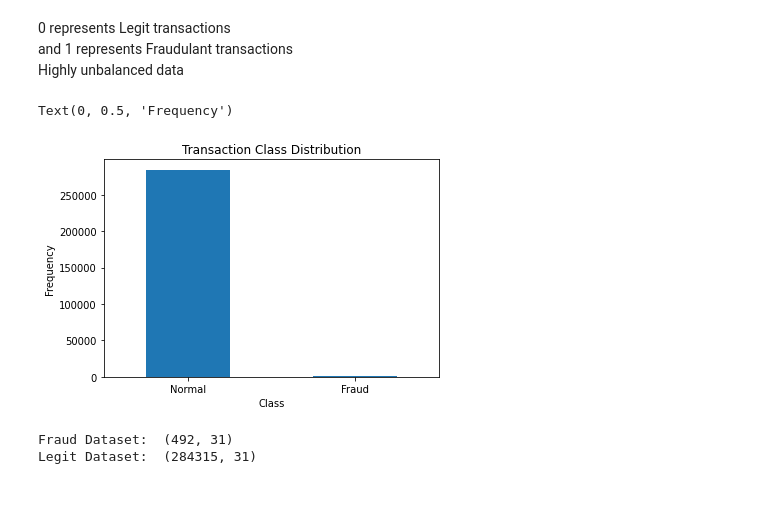
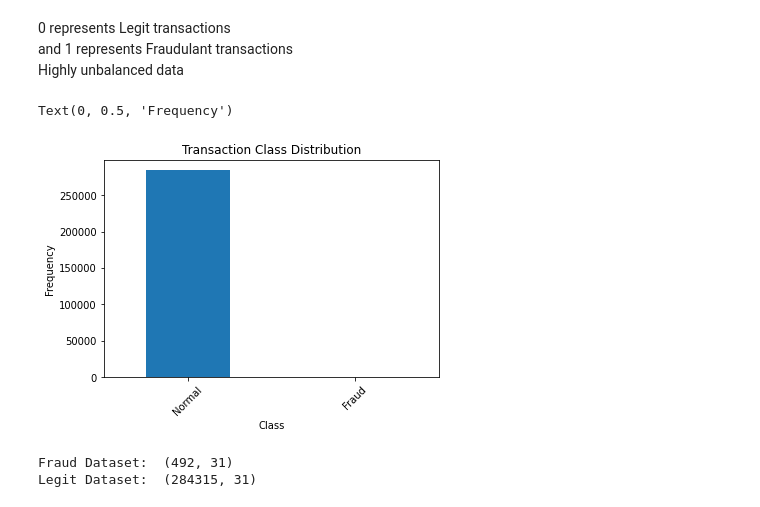
Before and after one commit to abhik12295/credit_card_fraud_detection, a Jupyter notebook: cc_fraud_detection.ipynb, the cells around one changed output. Drawn from its saved outputs; the diff is of its cells as text; code cells hidden in the pictures.

```diff
--- a/cc_fraud_detection.ipynb
+++ b/cc_fraud_detection.ipynb
@@ -122,15 +123,15 @@ Highly unbalanced data
 # %%
 import matplotlib.pyplot as plt
 classes = pd.value_counts(df['Class'],sort = True)
-classes.plot(kind = 'bar', rot = 0)
+classes.plot(kind = 'bar', rot = 45)
 plt.title('Transaction Class Distribution')
 LABELS = ["Normal", "Fraud"]
-plt.xticks(range(2),LABELS)
+plt.xticks(range(2),LABELS)#ylabels
 plt.xlabel("Class")
 plt.ylabel("Frequency")
 # %% [output]
 Text(0, 0.5, 'Frequency')
-[figure, old version]
+[figure, new version]
 # %%
 #separating data for analysis
 legit = df[df.Class == 0]
```
Also changed, not shown: parts of 27 cells of this notebook.
